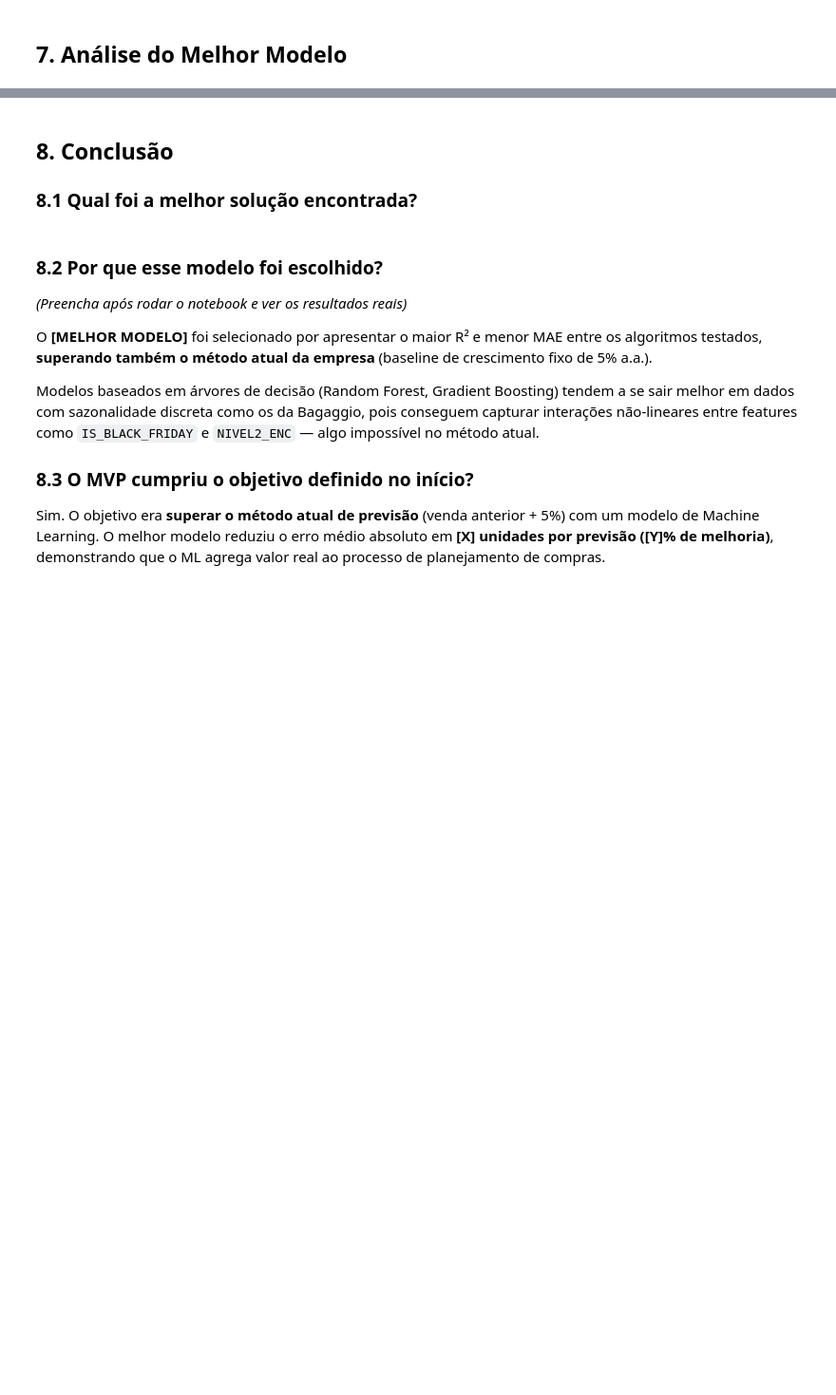
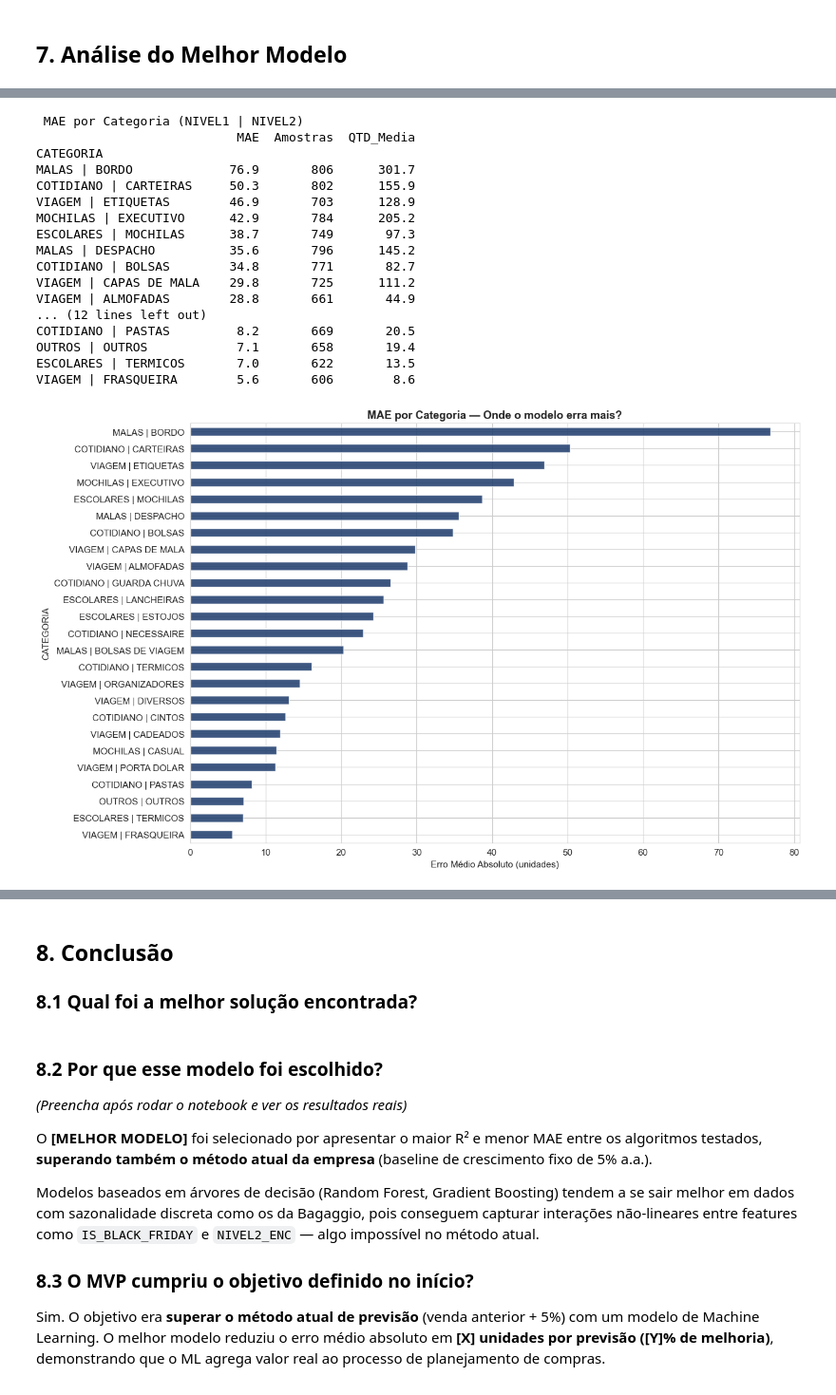
Before and after one commit to DianaSerrano1/MVP-MachineLearning, a Jupyter notebook: MVP_ML_Bagaggio_1.ipynb, the cells around one changed output, grey strips where cells are left out. Shown at 95% size. Saved outputs shown, nothing was run; the diff lists cells and outputs as text; code cells hidden in the pictures; blank space fills up the shorter version.

Commit message:
Seções 6 e 7 completas — modelagem e análise do melhor modelo

```diff
--- a/MVP_ML_Bagaggio_1.ipynb
+++ b/MVP_ML_Bagaggio_1.ipynb
@@ -673,10 +673,15 @@ VALOR apresenta a maior correlação com QTD (0.78), o que era esperado — rece
 ### 6.1 Definição das features e variável alvo
 # %%
 # Features selecionadas para o modelo
+# VALOR removido — data leakage (não conhecemos a receita antes da venda)
+# IS_DIA_MAES removido — EDA mostrou que Maio não tem sazonalidade própria
+# NIVEL1_ENC e NIVEL2_ENC substituídos por CATEGORIA_ENC — elimina ambiguidade
+# IS_FERIAS_JULHO adicionado — descoberto na EDA como época relevante
+
 FEATURES = [
-    'NIVEL1_ENC', 'NIVEL2_ENC', 'CANAL_ENC',
+    'CATEGORIA_ENC', 'CANAL_ENC',
     'MES', 'DIA', 'DIA_SEMANA', 'TRIMESTRE', 'ANO',
-    'IS_FIM_SEMANA', 'IS_VOLTA_AULAS', 'IS_DIA_MAES',
+    'IS_FIM_SEMANA', 'IS_VOLTA_AULAS', 'IS_FERIAS_JULHO',
     'IS_DIA_PAIS', 'IS_BLACK_FRIDAY', 'IS_NATAL', 'IS_PICO'
 ]
 
@@ -704,28 +732,25 @@ Antes de treinar os modelos de ML, implementamos a **regra de negócio atual**:
 # %%
 # 6.3 Baseline — Lógica atual da empresa
 # Regra: venda do mesmo dia/categoria/canal no ano anterior + 5% de crescimento
+# Nota: na prática o % varia por categoria — usamos 5% uniforme como aproximação
 
-# Preparar dataset completo com as features já criadas
 df_full = df_feat.copy()
 df_full = df_full.sort_values('DATA_EMISSAO').reset_index(drop=True)
-
-# Para cada registro, buscar a venda do mesmo NIVEL2 + CANAL + mês + dia do ano anterior
 df_full['ANO_ANTERIOR'] = df_full['ANO'] - 1
 
-# Merge: juntar cada linha com a venda do mesmo período no ano anterior
-df_passado = df_full[['ANO', 'MES', 'DIA', 'NIVEL2_ENC', 'CANAL_ENC', 'QTD']].copy()
-df_passado.columns = ['ANO_ANTERIOR', 'MES', 'DIA', 'NIVEL2_ENC', 'CANAL_ENC', 'QTD_ANO_ANTERIOR']
+
+df_passado = df_full[['ANO', 'MES', 'DIA', 'CATEGORIA_ENC', 'CANAL_ENC', 'QTD']].copy()
+df_passado.columns = ['ANO_ANTERIOR', 'MES', 'DIA', 'CATEGORIA_ENC', 'CANAL_ENC', 'QTD_ANO_ANTERIOR']
 
 df_baseline = df_full.merge(
     df_passado,
-    on=['ANO_ANTERIOR', 'MES', 'DIA', 'NIVEL2_ENC', 'CANAL_ENC'],
+    on=['ANO_ANTERIOR', 'MES', 'DIA', 'CATEGORIA_ENC', 'CANAL_ENC'],
     how='left'
 )
 
-# Aplicar crescimento de 5%
+
 df_baseline['QTD_BASELINE'] = df_baseline['QTD_ANO_ANTERIOR'] * 1.05
 
-# Avaliar apenas onde temos histórico do ano anterior (sem NaN)
 df_bl_valid = df_baseline.dropna(subset=['QTD_BASELINE'])
 cobertura = len(df_bl_valid) / len(df_baseline) * 100
 
@@ -733,10 +758,8 @@ mae_bl  = mean_absolute_error(df_bl_valid['QTD'], df_bl_valid['QTD_BASELINE'])
 rmse_bl = np.sqrt(mean_squared_error(df_bl_valid['QTD'], df_bl_valid['QTD_BASELINE']))
 r2_bl   = r2_score(df_bl_valid['QTD'], df_bl_valid['QTD_BASELINE'])
 
-print('=== BASELINE — Lógica atual (venda anterior + 5% a.a.) ===')
+print(' BASELINE — Lógica atual (venda anterior + 5% a.a.) ')
 print(f'Cobertura (registros com histórico do ano anterior): {cobertura:.1f}%')
 print(f'MAE:  {mae_bl:.2f} unidades')
 print(f'RMSE: {rmse_bl:.2f} unidades')
 print(f'R²:   {r2_bl:.4f}')
-print()
-print('Esse é o benchmark que os modelos de ML precisam superar.')
@@ -880,23 +952,45 @@ else:
 # %%
-# 7.4 Desempenho por categoria (NIVEL2)
+# 7.4 Desempenho por categoria
 df_analise = X_test.copy()
-df_analise['QTD_REAL']    = y_test.values
+df_analise['QTD_REAL']     = y_test.values
 df_analise['QTD_PREVISTA'] = y_pred_best
-df_analise['NIVEL2'] = le_n2.inverse_transform(df_analise['NIVEL2_ENC'])
-df_analise['ERRO_ABS'] = abs(df_analise['QTD_REAL'] - df_analise['QTD_PREVISTA'])
+df_analise['CATEGORIA']    = le_cat.inverse_transform(df_analise['CATEGORIA_ENC'])
+df_analise['ERRO_ABS']     = abs(df_analise['QTD_REAL'] - df_analise['QTD_PREVISTA'])
 
-mae_por_cat = df_analise.groupby('NIVEL2').agg(
+mae_por_cat = df_analise.groupby('CATEGORIA').agg(
     MAE=('ERRO_ABS', 'mean'),
     Amostras=('QTD_REAL', 'count'),
     QTD_Media=('QTD_REAL', 'mean')
 ).sort_values('MAE', ascending=False).round(1)
 
-print('=== MAE por Categoria (NIVEL2) ===')
+print(' MAE por Categoria (NIVEL1 | NIVEL2) ')
 print(mae_por_cat.to_string())
 
-fig, ax = plt.subplots(figsize=(13, 6))
+fig, ax = plt.subplots(figsize=(13, 8))
 mae_por_cat['MAE'].sort_values().plot(kind='barh', ax=ax, color=CORES_BAGAGGIO[0], alpha=0.85)
 ax.set_title('MAE por Categoria — Onde o modelo erra mais?', fontweight='bold')
 ax.set_xlabel('Erro Médio Absoluto (unidades)')
 plt.tight_layout()
 plt.show()
+
+mae_por_cat['MAPE_%'] = (mae_por_cat['MAE'] / mae_por_cat['QTD_Media'] * 100).round(1)
+print(mae_por_cat.sort_values('MAPE_%').to_string())
+# %% [output]
+ MAE por Categoria (NIVEL1 | NIVEL2)
+                           MAE  Amostras  QTD_Media
+CATEGORIA
+MALAS | BORDO             76.9       806      301.7
+COTIDIANO | CARTEIRAS     50.3       802      155.9
+VIAGEM | ETIQUETAS        46.9       703      128.9
+MOCHILAS | EXECUTIVO      42.9       784      205.2
+ESCOLARES | MOCHILAS      38.7       749       97.3
+MALAS | DESPACHO          35.6       796      145.2
+COTIDIANO | BOLSAS        34.8       771       82.7
+VIAGEM | CAPAS DE MALA    29.8       725      111.2
+VIAGEM | ALMOFADAS        28.8       661       44.9
+... (12 lines left out)
+COTIDIANO | PASTAS         8.2       669       20.5
+OUTROS | OUTROS            7.1       658       19.4
+ESCOLARES | TERMICOS       7.0       622       13.5
+VIAGEM | FRASQUEIRA        5.6       606        8.6
+[figure, added]
```
Also changed, not shown: parts of 18 cells of this notebook.
